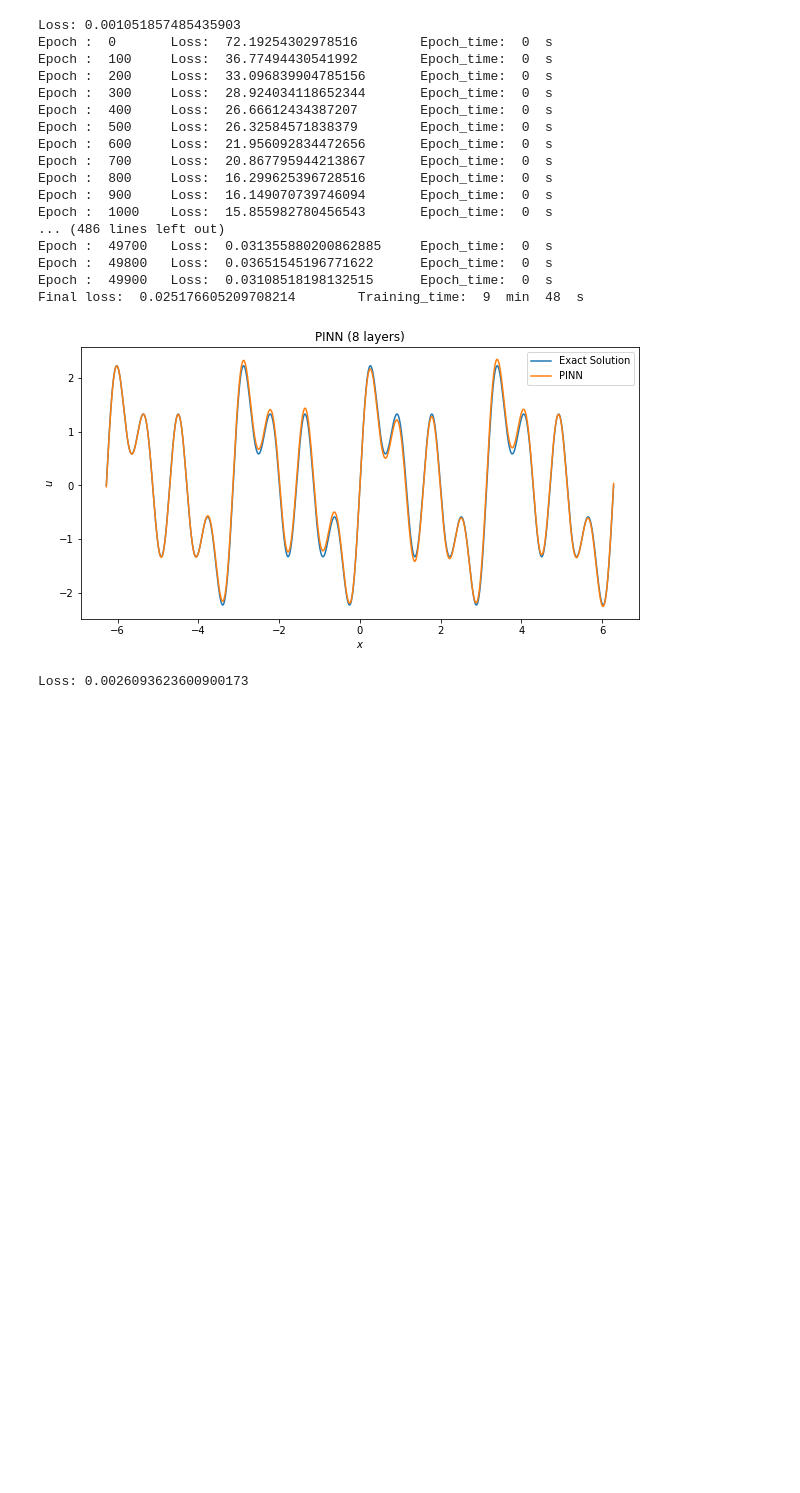
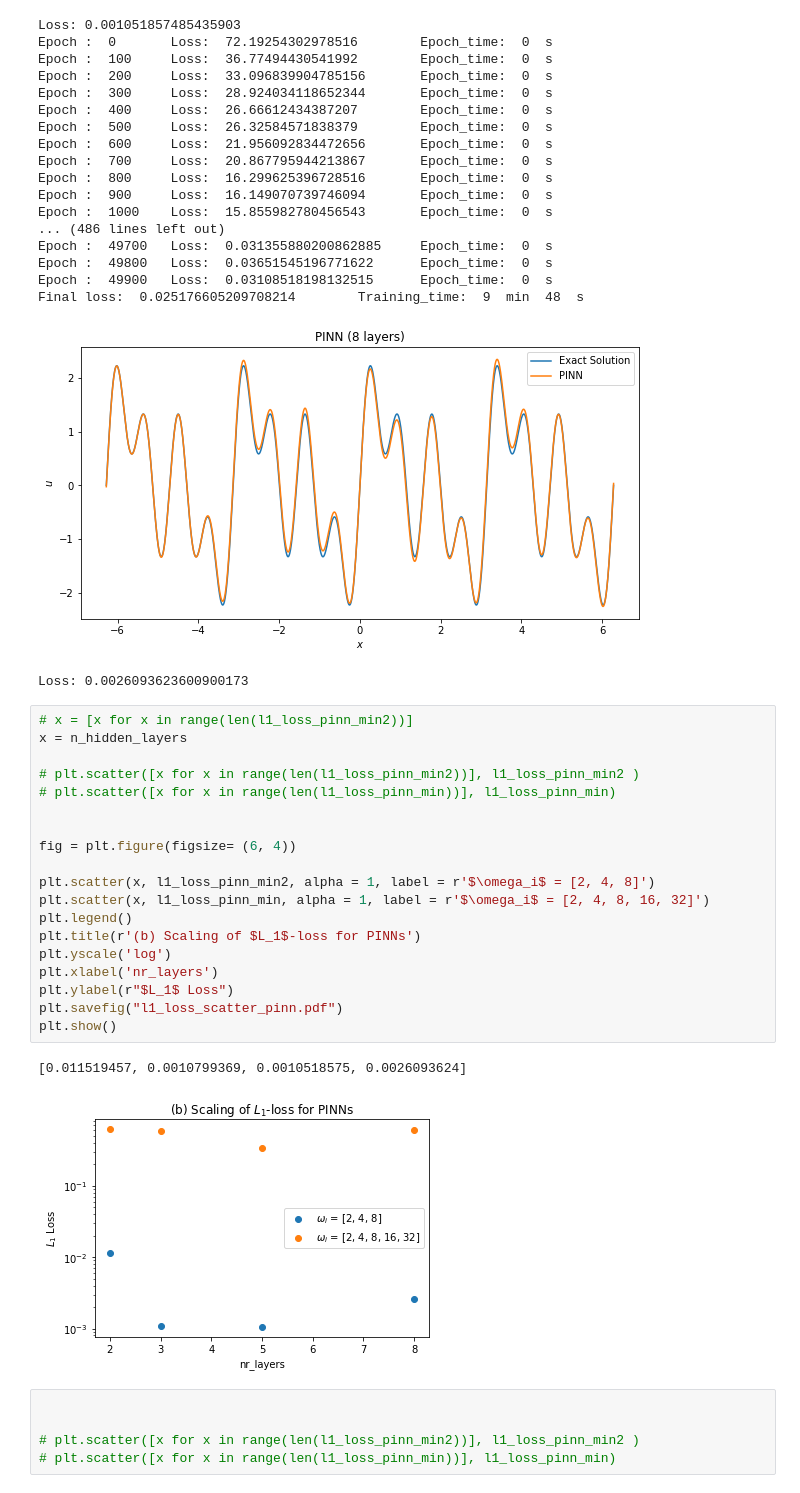
Before and after one commit to guglielmopacifico/DeepLearning, a Jupyter notebook: Task_B/Final_Version/Scale_PINN.ipynb, the cells around one changed output. Saved outputs shown, nothing was run; the diff lists cells and outputs as text; blank space fills up the shorter version.

Commit message:
added evolution loss plots

```diff
--- a/Task_B/Final_Version/Scale_PINN.ipynb
+++ b/Task_B/Final_Version/Scale_PINN.ipynb
@@ -257,3 +257,30 @@ Epoch :  49900   Loss:  0.03108518198132515      Epoch_time:  0  s
 Final loss:  0.025176605209708214        Training_time:  9  min  48  s
 [figure]
 Loss: 0.0026093623600900173
+# %%
+# x = [x for x in range(len(l1_loss_pinn_min2))]
+x = n_hidden_layers
+
+# plt.scatter([x for x in range(len(l1_loss_pinn_min2))], l1_loss_pinn_min2 )
+# plt.scatter([x for x in range(len(l1_loss_pinn_min))], l1_loss_pinn_min)
+
+
+fig = plt.figure(figsize= (6, 4))
+
+plt.scatter(x, l1_loss_pinn_min2, alpha = 1, label = r'$\omega_i$ = [2, 4, 8]')
+plt.scatter(x, l1_loss_pinn_min, alpha = 1, label = r'$\omega_i$ = [2, 4, 8, 16, 32]')
+plt.legend()
+plt.title(r'(b) Scaling of $L_1$-loss for PINNs')
+plt.yscale('log')
+plt.xlabel('nr_layers')
+plt.ylabel(r"$L_1$ Loss")
+plt.savefig("l1_loss_scatter_pinn.pdf")
+plt.show()
+# %% [output]
+[0.011519457, 0.0010799369, 0.0010518575, 0.0026093624]
+[figure, added]
+# %%
+
+
+# plt.scatter([x for x in range(len(l1_loss_pinn_min2))], l1_loss_pinn_min2 )
+# plt.scatter([x for x in range(len(l1_loss_pinn_min))], l1_loss_pinn_min)
```
Also changed, not shown: 7 other files.
